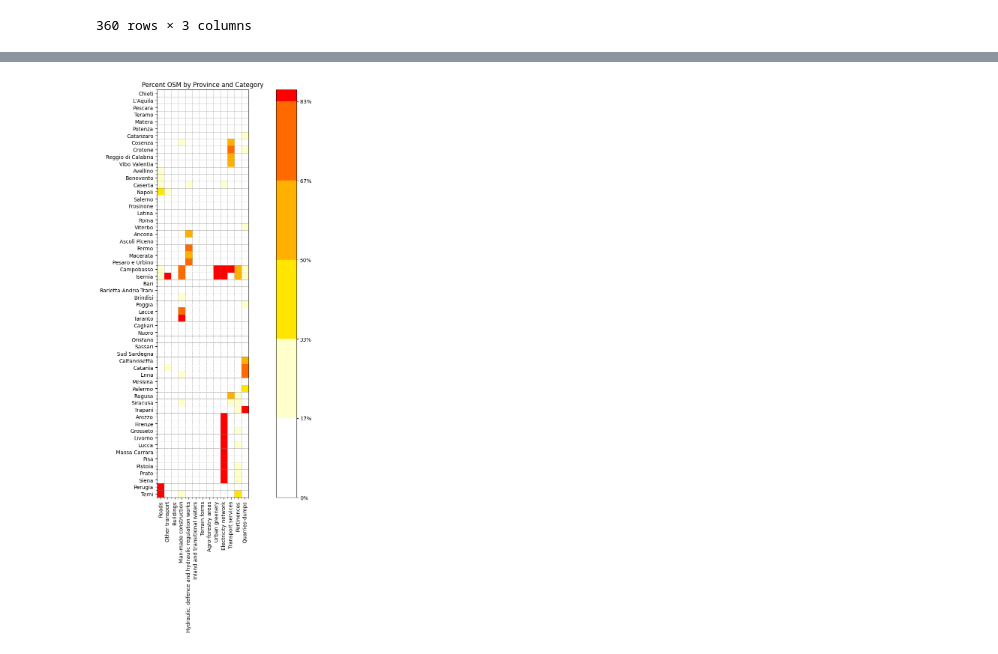
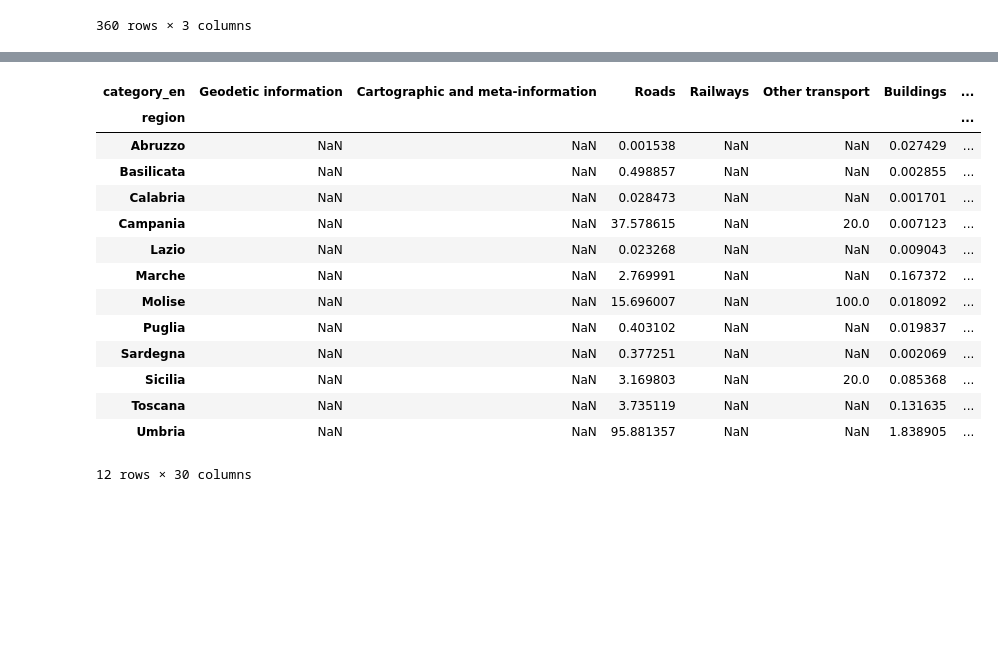
Before and after one commit to napo/dbsnosmcompare, a Jupyter notebook: analysis_osm_presence_igm_declaration.ipynb, the cells around one changed output, grey strips where cells are left out. Cells and saved outputs as stored; diff of their text form; code cells hidden in the pictures; blank space fills up the shorter version.

```diff
--- a/analysis_osm_presence_igm_declaration.ipynb
+++ b/analysis_osm_presence_igm_declaration.ipynb
@@ -269,2 +212,20 @@ plt.show()
+# %%
+heatmap_data
+# %% [output]
+| category_en | Geodetic information | Cartographic and meta-information | Roads | Railways | Other transport | Buildings | ... |
+| region |  |  |  |  |  |  | ... |
+| Abruzzo | NaN | NaN | 0.001538 | NaN | NaN | 0.027429 | ... |
+| Basilicata | NaN | NaN | 0.498857 | NaN | NaN | 0.002855 | ... |
+| Calabria | NaN | NaN | 0.028473 | NaN | NaN | 0.001701 | ... |
+| Campania | NaN | NaN | 37.578615 | NaN | 20.0 | 0.007123 | ... |
+| Lazio | NaN | NaN | 0.023268 | NaN | NaN | 0.009043 | ... |
+| Marche | NaN | NaN | 2.769991 | NaN | NaN | 0.167372 | ... |
+| Molise | NaN | NaN | 15.696007 | NaN | 100.0 | 0.018092 | ... |
+| Puglia | NaN | NaN | 0.403102 | NaN | NaN | 0.019837 | ... |
+| Sardegna | NaN | NaN | 0.377251 | NaN | NaN | 0.002069 | ... |
+| Sicilia | NaN | NaN | 3.169803 | NaN | 20.0 | 0.085368 | ... |
+| Toscana | NaN | NaN | 3.735119 | NaN | NaN | 0.131635 | ... |
+| Umbria | NaN | NaN | 95.881357 | NaN | NaN | 1.838905 | ... |
+12 rows × 30 columns
 # %%
 # Esportiamo la griglia generata dal grafico in un formato csv
@@ -289,58 +248,0 @@ pivot_table.fillna(0, inplace=True)
-# %%
-df = pivot_table.reset_index()
-provincies = df.province.unique()
-categories = pivot_table.columns.values
-values = np.zeros((len(provincies), len(categories)))
-
-for i, province in enumerate(provincies):
-    for j, category in enumerate(categories):
-        value = df[df['province'] == province][category].values[0]
-        values[i, j] = value
-
-
-# Creiamo la matrice di colori personalizzata
-colors = ['#FFFFFF', '#FFFFCC', '#FFE500', '#FFB000', '#FF6900', '#FF0000']
-cmap = ListedColormap(colors)
-
-# Creiamo un oggetto figura e un oggetto assi
-fig, ax = plt.subplots(figsize=(15, 15))
-
-# Creiamo un'immagine a colori della matrice di valori
-im = ax.imshow(values, cmap=cmap, vmax=100)
-
-# Aggiungiamo la griglia
-ax.set_xticks(np.arange(len(categories)+1)-0.5, minor=True)
-ax.set_yticks(np.arange(len(provincies)+1)-0.5, minor=True)
-ax.grid(which='minor', color='gray', linestyle='--', linewidth=0.5)
-
-# Aggiungiamo le etichette delle righe e delle colonne
-ax.set_xticks(np.arange(len(categories)))
-ax.set_xticklabels(categories, rotation='vertical')
-ax.set_yticks(np.arange(len(provincies)))
-ax.set_yticklabels(provincies)
-
-# Aggiungiamo il titolo del grafico e la barra con la legenda
-ax.set_title('Percent OSM by Province and Category')
-cbar = plt.colorbar(im, ax=ax)
-ticks = np.linspace(0, 100, len(colors) + 1)
-cbar.ax.set_yticks(ticks)
-cbar.ax.set_yticklabels([f"{x:.0f}%" for x in ticks])
-#cbar.ax.set_xticklabels([f"{x:.0f}%" for x in np.linspace(0, 100, len(colors) + 1)[:-1]])
-
-# Posizioniamo i tick della barra della legenda a destra e aggiungiamo l'etichetta della barra della legenda
-cbar.ax.yaxis.set_ticks_position('right')
-#cbar.ax.set_ylabel('Percentuale OSM')
-
-# Impostiamo l'altezza della barra della legenda
-cbar.ax.set_ylim(0, 100 * (len(colors) / (len(colors) + 1)))
-
-# Allarghiamo il grafico
-fig.tight_layout()
-
-# Salviamo il grafico come immagine
-plt.savefig('image/percent_osm_by_province_and_category.png', dpi=300)
-
-# Mostrare il grafico
-plt.show()
-# %% [output]
-[figure, removed]
```
Also changed, not shown: parts of 12 cells of this notebook, 2 other files.
